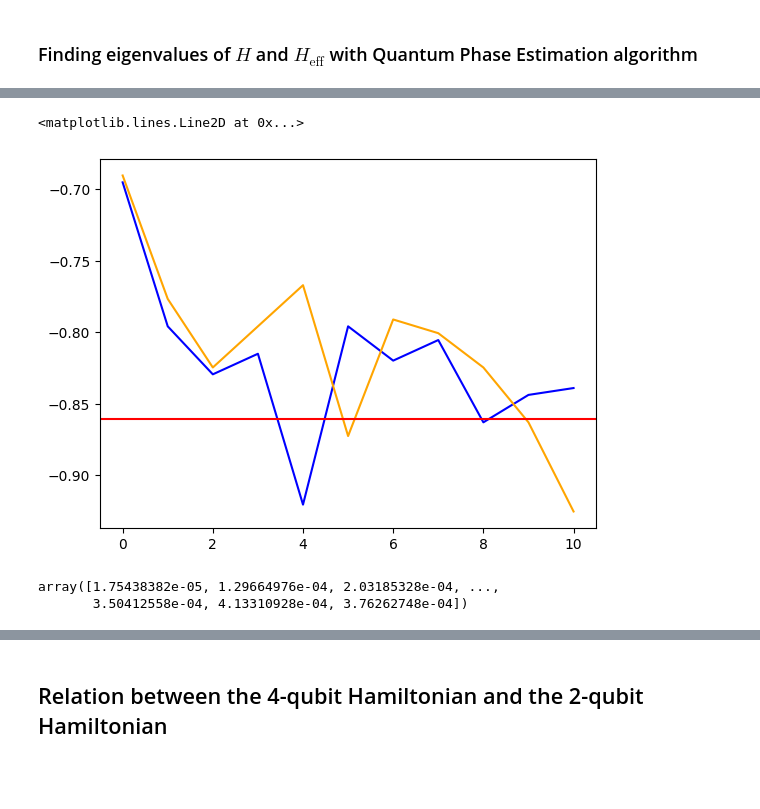
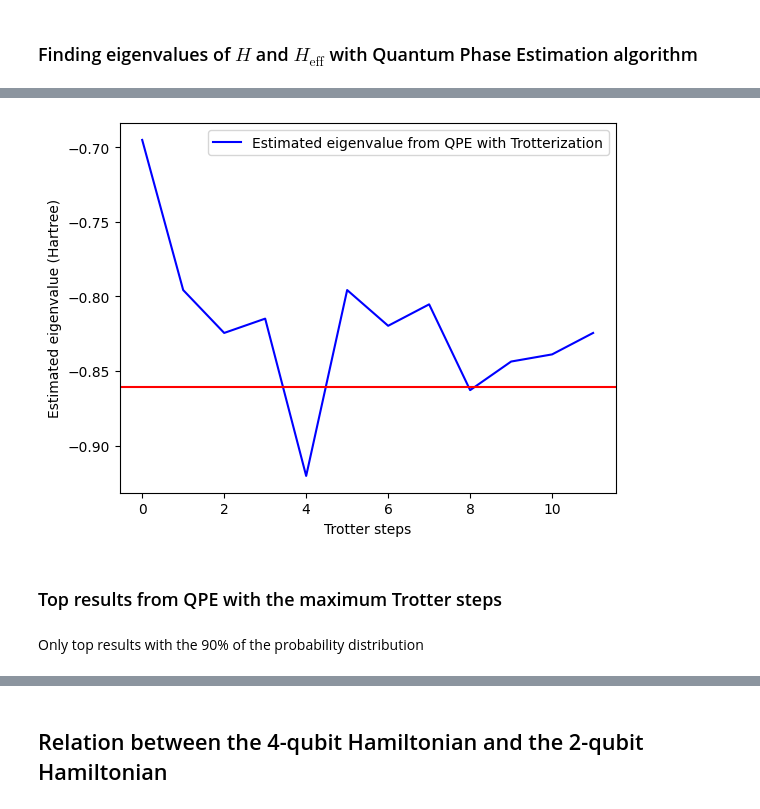
Before and after one commit to miguelruor/QPE-for-H2, a Jupyter notebook: QPE.ipynb, the cells around one changed output, grey strips where cells are left out. Drawn from its saved outputs; the diff is of its cells as text; code cells hidden in the pictures; blank space fills up the shorter version.

```diff
--- a/QPE.ipynb
+++ b/QPE.ipynb
@@ -307,11 +298,13 @@ def controlledHydrogenUnitary(
 # %%
-eigs1 = []
-eigs2 = []
+tau = coeffs_eg["t0"]
+coeff = coeffs_eg[["I", "Z0", "Z1", "Z0Z1", "Y0Y1", "X0X1"]]
 
-#trotter_steps = 5
+eigs = []
+
+max_trotter_steps = 12
 num_digits = 11
 
-for trotter_steps in range(1, 12):
+for trotter_steps in range(1, max_trotter_steps+1):
     results = circuit_qpe(
         estimation_wires=range(num_digits),
         q_register = [num_digits, num_digits+1],
@@ -325,16 +318,8 @@ for trotter_steps in range(1, 12):
     results_ordered = [(f"0.{x:0{num_digits}b}", results[x]) for x in range(len(results))]
     results_ordered.sort(key=lambda tup: tup[1], reverse=True)
 
-    phase_1 = binary_string_to_decimal(results_ordered[0][0][2:])
-    phase_2 = binary_string_to_decimal(results_ordered[1][0][2:])
+    phase = binary_string_to_decimal(results_ordered[0][0][2:])
 
-    result_1 = -2*np.pi*phase_1/tau
-    result_2 = -2*np.pi*phase_2/tau
+    estimated_eig = -2*np.pi*phase/tau
 
-    print("Trotter steps:", trotter_steps)
-    print(f"1 result ({results_ordered[0][0]}): {result_1:.4f} ", f"- probability: {results_ordered[0][1]:.4f} - phase: {phase_1:.4f}")
-    print(f"2 result ({results_ordered[1][0]}): {result_2:.4f}", f"- probability: {results_ordered[1][1]:.4f} - phase: {phase_1:.4f}")
-    print("\n")
-
-    eigs1.append(result_1)
-    eigs2.append(result_2)
+    eigs.append(estimated_eig)
@@ -359,8 +326,10 @@ Trotter steps: 11
 # %%
-exact_eig = -0.8607602744
-plt.plot(eigs1, color="blue")
-plt.plot(eigs2, color="orange")
+exact_eig = min(eigs_H_eff).real
+plt.plot(eigs, color="blue", label="Estimated eigenvalue from QPE with Trotterization")
+plt.xlabel("Trotter steps")
+plt.ylabel("Estimated eigenvalue (Hartree)")
 plt.axhline(y=exact_eig, color='r', linestyle='-')
+plt.legend()
+plt.show()
 # %% [output]
-<matplotlib.lines.Line2D at 0x...>
-[figure, old version]
+[figure, new version]
@@ -377,8 +336,7 @@ results = circuit_qpe(
-# %%
-results
-# %% [output]
-array([1.75438382e-05, 1.29664976e-04, 2.03185328e-04, ...,
-       3.50412558e-04, 4.13310928e-04, 3.76262748e-04])
+# %% [markdown]
+### Top results from QPE with the maximum Trotter steps
+# %% [markdown]
+Only top results with the 90% of the probability distribution
 # %%
 cumsum = np.cumsum([tup[1] for tup in results_ordered])
 for i, s in enumerate(cumsum):
```
Also changed, not shown: parts of 21 cells of this notebook.
